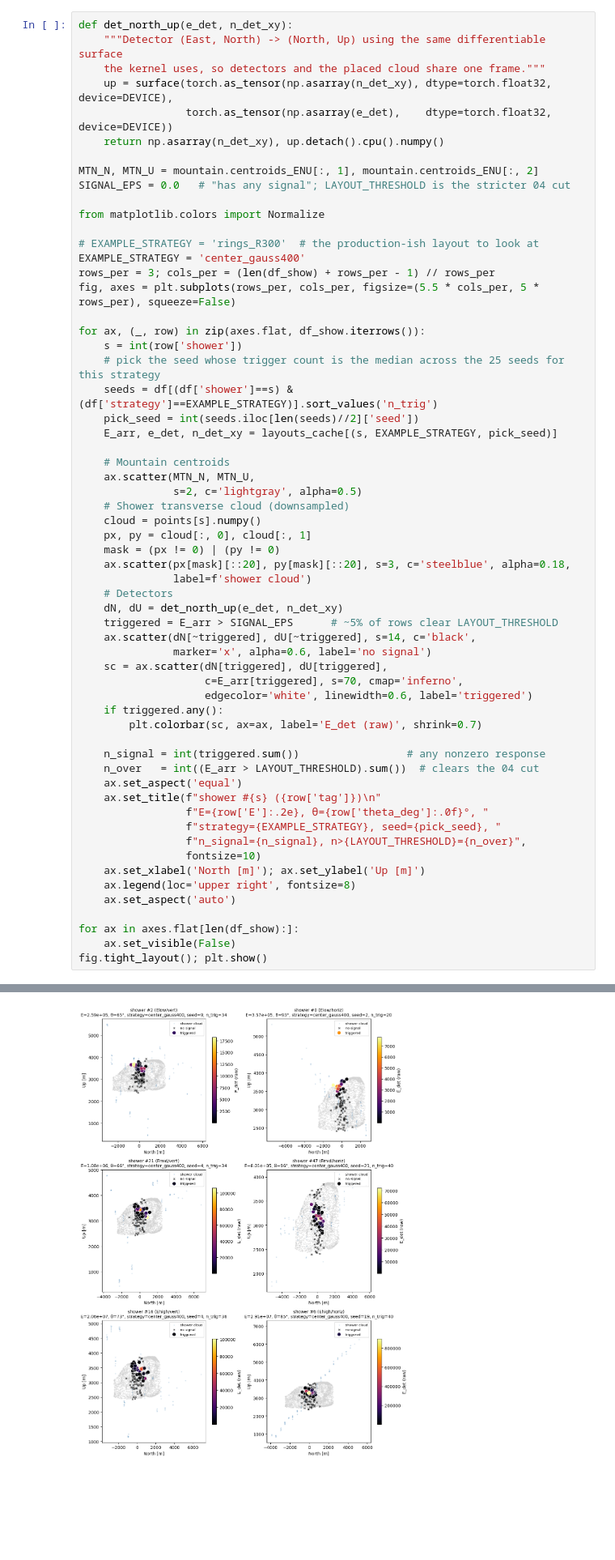
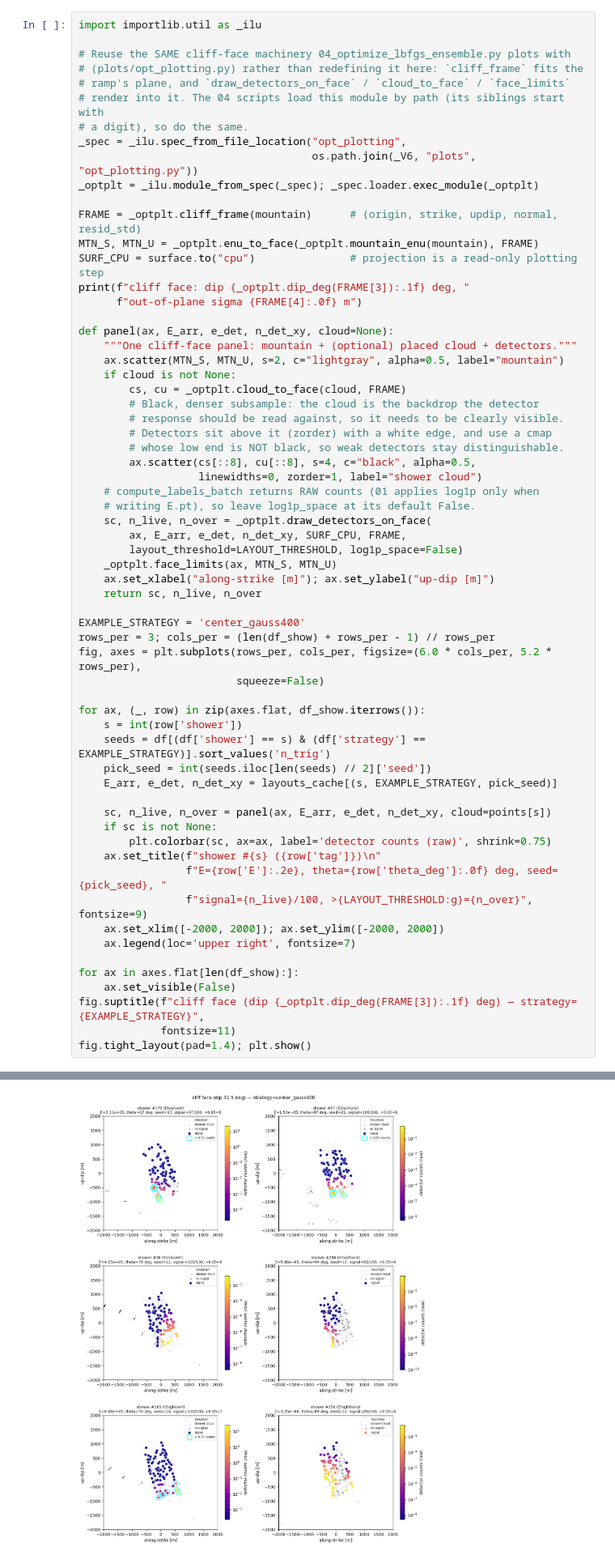
Before and after one commit to JayAgarwal25/TamboOpt-J, a Jupyter notebook: detector_optimization_v6/notebooks/explore_trigger_counts.ipynb, the cells around one changed output, grey strips where cells are left out. Shown at 81% size. Cells and saved outputs as stored; diff of their text form; blank space fills up the shorter version.

Commit message:
update triggger count projections

```diff
--- a/detector_optimization_v6/notebooks/explore_trigger_counts.ipynb
+++ b/detector_optimization_v6/notebooks/explore_trigger_counts.ipynb
@@ -257,63 +264,66 @@ fig.tight_layout(); plt.show()
 
 For each of the 6 showers, pick one strategy seed with mid-range trigger count and plot the layout colored by E. The grey background is the mountain centroids; small dots are detectors that received no signal; large warm dots are triggered detectors. The blue cloud overlays the shower's transverse particle cloud.
 # %%
-def det_north_up(e_det, n_det_xy):
-    """Detector (East, North) -> (North, Up) using the same differentiable surface
-    the kernel uses, so detectors and the placed cloud share one frame."""
-    up = surface(torch.as_tensor(np.asarray(n_det_xy), dtype=torch.float32, device=DEVICE),
-                 torch.as_tensor(np.asarray(e_det),    dtype=torch.float32, device=DEVICE))
-    return np.asarray(n_det_xy), up.detach().cpu().numpy()
+import importlib.util as _ilu
 
-MTN_N, MTN_U = mountain.centroids_ENU[:, 1], mountain.centroids_ENU[:, 2]
-SIGNAL_EPS = 0.0   # "has any signal"; LAYOUT_THRESHOLD is the stricter 04 cut
+# Reuse the SAME cliff-face machinery 04_optimize_lbfgs_ensemble.py plots with
+# (plots/opt_plotting.py) rather than redefining it here: `cliff_frame` fits the
+# ramp's plane, and `draw_detectors_on_face` / `cloud_to_face` / `face_limits`
+# render into it. The 04 scripts load this module by path (its siblings start with
+# a digit), so do the same.
+_spec = _ilu.spec_from_file_location("opt_plotting",
+                                     os.path.join(_V6, "plots", "opt_plotting.py"))
+_optplt = _ilu.module_from_spec(_spec); _spec.loader.exec_module(_optplt)
 
-from matplotlib.colors import Normalize
+FRAME = _optplt.cliff_frame(mountain)      # (origin, strike, updip, normal, resid_std)
+MTN_S, MTN_U = _optplt.enu_to_face(_optplt.mountain_enu(mountain), FRAME)
+SURF_CPU = surface.to("cpu")               # projection is a read-only plotting step
+print(f"cliff face: dip {_optplt.dip_deg(FRAME[3]):.1f} deg, "
+      f"out-of-plane sigma {FRAME[4]:.0f} m")
 
-# EXAMPLE_STRATEGY = 'rings_R300'  # the production-ish layout to look at
+def panel(ax, E_arr, e_det, n_det_xy, cloud=None):
+    """One cliff-face panel: mountain + (optional) placed cloud + detectors."""
+    ax.scatter(MTN_S, MTN_U, s=2, c="lightgray", alpha=0.5, label="mountain")
+    if cloud is not None:
+        cs, cu = _optplt.cloud_to_face(cloud, FRAME)
+        # Black, denser subsample: the cloud is the backdrop the detector
+        # response should be read against, so it needs to be clearly visible.
+        # Detectors sit above it (zorder) with a white edge, and use a cmap
+        # whose low end is NOT black, so weak detectors stay distinguishable.
+        ax.scatter(cs[::8], cu[::8], s=4, c="black", alpha=0.5,
+                   linewidths=0, zorder=1, label="shower cloud")
+    # compute_labels_batch returns RAW counts (01 applies log1p only when
+    # writing E.pt), so leave log1p_space at its default False.
+    sc, n_live, n_over = _optplt.draw_detectors_on_face(
+        ax, E_arr, e_det, n_det_xy, SURF_CPU, FRAME,
+        layout_threshold=LAYOUT_THRESHOLD, log1p_space=False)
+    _optplt.face_limits(ax, MTN_S, MTN_U)
+    ax.set_xlabel("along-strike [m]"); ax.set_ylabel("up-dip [m]")
+    return sc, n_live, n_over
+
 EXAMPLE_STRATEGY = 'center_gauss400'
 rows_per = 3; cols_per = (len(df_show) + rows_per - 1) // rows_per
-fig, axes = plt.subplots(rows_per, cols_per, figsize=(5.5 * cols_per, 5 * rows_per), squeeze=False)
+fig, axes = plt.subplots(rows_per, cols_per, figsize=(6.0 * cols_per, 5.2 * rows_per),
+                         squeeze=False)
 
 for ax, (_, row) in zip(axes.flat, df_show.iterrows()):
     s = int(row['shower'])
-    # pick the seed whose trigger count is the median across the 25 seeds for this strategy
-    seeds = df[(df['shower']==s) & (df['strategy']==EXAMPLE_STRATEGY)].sort_values('n_trig')
-    pick_seed = int(seeds.iloc[len(seeds)//2]['seed'])
+    seeds = df[(df['shower'] == s) & (df['strategy'] == EXAMPLE_STRATEGY)].sort_values('n_trig')
+    pick_seed = int(seeds.iloc[len(seeds) // 2]['seed'])
     E_arr, e_det, n_det_xy = layouts_cache[(s, EXAMPLE_STRATEGY, pick_seed)]
 
-    # Mountain centroids
-    ax.scatter(MTN_N, MTN_U,
-               s=2, c='lightgray', alpha=0.5)
-    # Shower transverse cloud (downsampled)
-    cloud = points[s].numpy()
-    px, py = cloud[:, 0], cloud[:, 1]
-    mask = (px != 0) | (py != 0)
-    ax.scatter(px[mask][::20], py[mask][::20], s=3, c='steelblue', alpha=0.18,
-               label=f'shower cloud')
-    # Detectors
-    dN, dU = det_north_up(e_det, n_det_xy)
-    triggered = E_arr > SIGNAL_EPS      # ~5% of rows clear LAYOUT_THRESHOLD
-    ax.scatter(dN[~triggered], dU[~triggered], s=14, c='black',
-               marker='x', alpha=0.6, label='no signal')
-    sc = ax.scatter(dN[triggered], dU[triggered],
-                    c=E_arr[triggered], s=70, cmap='inferno',
-                    edgecolor='white', linewidth=0.6, label='triggered')
-    if triggered.any():
-        plt.colorbar(sc, ax=ax, label='E_det (raw)', shrink=0.7)
-
-    n_signal = int(triggered.sum())                 # any nonzero response
-    n_over   = int((E_arr > LAYOUT_THRESHOLD).sum())  # clears the 04 cut
-    ax.set_aspect('equal')
+    sc, n_live, n_over = panel(ax, E_arr, e_det, n_det_xy, cloud=points[s])
+    if sc is not None:
+        plt.colorbar(sc, ax=ax, label='detector counts (raw)', shrink=0.75)
     ax.set_title(f"shower #{s} ({row['tag']})\n"
-                 f"E={row['E']:.2e}, θ={row['theta_deg']:.0f}°, "
-                 f"strategy={EXAMPLE_STRATEGY}, seed={pick_seed}, "
-                 f"n_signal={n_signal}, n>{LAYOUT_THRESHOLD}={n_over}",
-                 fontsize=10)
-    ax.set_xlabel('North [m]'); ax.set_ylabel('Up [m]')
-    ax.legend(loc='upper right', fontsize=8)
-    ax.set_aspect('auto')
+                 f"E={row['E']:.2e}, theta={row['theta_deg']:.0f} deg, seed={pick_seed}, "
+                 f"signal={n_live}/100, >{LAYOUT_THRESHOLD:g}={n_over}", fontsize=9)
+    ax.set_xlim([-2000, 2000]); ax.set_ylim([-2000, 2000])
+    ax.legend(loc='upper right', fontsize=7)
 
 for ax in axes.flat[len(df_show):]:
     ax.set_visible(False)
-fig.tight_layout(); plt.show()
+fig.suptitle(f"cliff face (dip {_optplt.dip_deg(FRAME[3]):.1f} deg) — strategy={EXAMPLE_STRATEGY}",
+             fontsize=11)
+fig.tight_layout(pad=1.4); plt.show()
 # %% [output]
@@ -320 +331 @@ fig.tight_layout(); plt.show()
-[figure, old version]
+[figure, new version]
```
Also changed, not shown: parts of 14 cells of this notebook, 3 other files.
